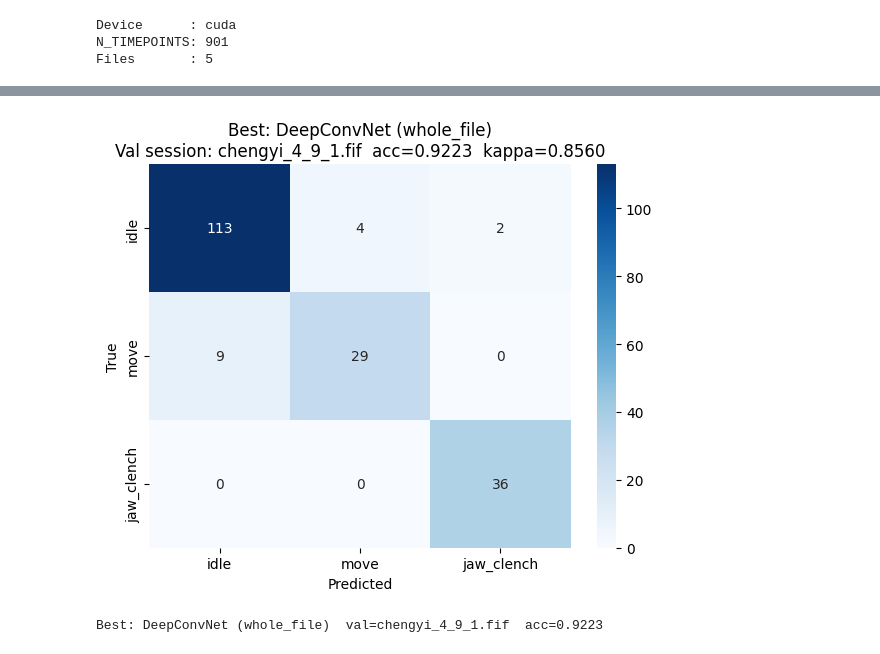
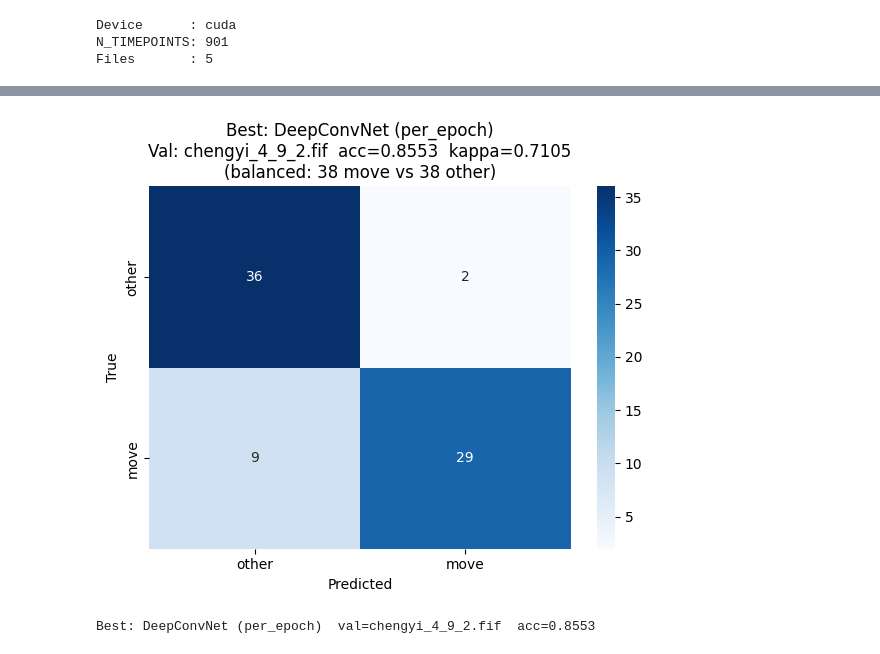
Before and after one commit to Neurotech-Davis/Weimo, a Jupyter notebook: ml_model/loso_dl.ipynb, the cells around one changed output, grey strips where cells are left out. Saved outputs shown, nothing was run; the diff lists cells and outputs as text; code cells hidden in the pictures.

Commit message:
model changes

```diff
--- a/ml_model/loso_dl.ipynb
+++ b/ml_model/loso_dl.ipynb
@@ -46,12 +46,12 @@ from models import DeepConvNet, ShallowConvNet, EEGNet, ATCNet, Conformer, CTNet
 # =============================================================================
 
 N_CHANNELS   = 8
-N_CLASSES    = 3
+N_CLASSES    = 2
 SFREQ        = 300
 TRIAL_DUR    = 3.0
 N_TIMEPOINTS = int(SFREQ * TRIAL_DUR) + 1  # 901 — MNE tmax is inclusive
 
-LABEL_MAP = {'idle': 0, 'move': 1, 'jaw_clench': 2}
+LABEL_MAP = {'idle': 0, 'move': 1, 'jaw_clench': 0}
 MAP_LABEL = {v: k for k, v in LABEL_MAP.items()}
 BANDPASS  = [(13, 30)]   # best config from gridsearch
 
@@ -84,7 +84,7 @@ os.makedirs(SAVE_DIR, exist_ok=True)
 # ── Preprocessing modes to compare ──────────────────────────────────────────
 # Each entry runs as a separate LOSO sweep. Remove one to skip it.
 PREPROCESS_MODES = {
-    'whole_file': False,  # filter continuous recording → epoch
+    # 'whole_file': False,  # filter continuous recording → epoch
     'per_epoch' : True,   # epoch first → filter each trial independently
 }
 
@@ -583,33 +512,47 @@ per_epoch  DeepConvNet             0.8000             0.6701             0.8333
 # %%
 # =============================================================================
 # Confusion matrix — best model + preprocessing mode, best fold
+# Other trials subsampled to match move trial count for a fair display
 # =============================================================================
 
 best_result = max(
     [r for r in all_results if r['accuracy'] is not None],
     key=lambda r: r['accuracy']
 )
 
-cm = np.array(best_result['confusion_matrix'])
+# Balance val set: subsample other (class != move) down to match move count
+val_X, val_y = all_sessions[best_result['preproc']][best_result['fold']]
+move_label = LABEL_MAP['move']
+move_idx   = np.where(val_y == move_label)[0]
+other_idx  = np.where(val_y != move_label)[0]
+other_idx  = np.random.choice(other_idx, size=len(move_idx), replace=False)
+bal_idx    = np.concatenate([move_idx, other_idx])
+bal_X, bal_y = val_X[bal_idx], val_y[bal_idx]
+
+bal_loader  = DataLoader(TensorDataset(torch.tensor(bal_X), torch.tensor(bal_y)), batch_size=BATCH_SIZE)
+metrics_bal = compute_metrics(best_result['model'], bal_loader, DEVICE)
+cm          = metrics_bal['confusion_matrix']
+
 def _class_name(i):
     keys = [k for k, v in LABEL_MAP.items() if v == i]
     return keys[0] if len(keys) == 1 else "other"
 class_names = [_class_name(i) for i in sorted(set(LABEL_MAP.values()))]
 
 fig, ax = plt.subplots(figsize=(6, 5))
 sns.heatmap(cm, annot=True, fmt='d', cmap='Blues',
             xticklabels=class_names, yticklabels=class_names, ax=ax)
 ax.set_xlabel('Predicted')
 ax.set_ylabel('True')
 ax.set_title(
     f'Best: {best_result["model_name"]} ({best_result["preproc"]})\n'
-    f'Val session: {best_result["val_session"]}  '
-    f'acc={best_result["accuracy"]:.4f}  kappa={best_result["kappa"]:.4f}'
+    f'Val: {best_result["val_session"]}  '
+    f'acc={metrics_bal["accuracy"]:.4f}  kappa={metrics_bal["kappa"]:.4f}\n'
+    f'(balanced: {len(move_idx)} move vs {len(move_idx)} other)'
 )
 plt.tight_layout()
 plt.savefig(os.path.join(SAVE_DIR, 'best_confusion_matrix.png'), dpi=120)
 plt.show()
-print(f'Best: {best_result["model_name"]} ({best_result["preproc"]})  val={best_result["val_session"]}  acc={best_result["accuracy"]:.4f}')
+print(f'Best: {best_result["model_name"]} ({best_result["preproc"]})  val={best_result["val_session"]}  acc={metrics_bal["accuracy"]:.4f}')
 # %% [output]
-[figure, old version]
+[figure, new version]
-Best: DeepConvNet (whole_file)  val=chengyi_4_9_1.fif  acc=0.9223
+Best: DeepConvNet (per_epoch)  val=chengyi_4_9_2.fif  acc=0.8553
```
Also changed, not shown: parts of 7 cells of this notebook, 3 other files.
